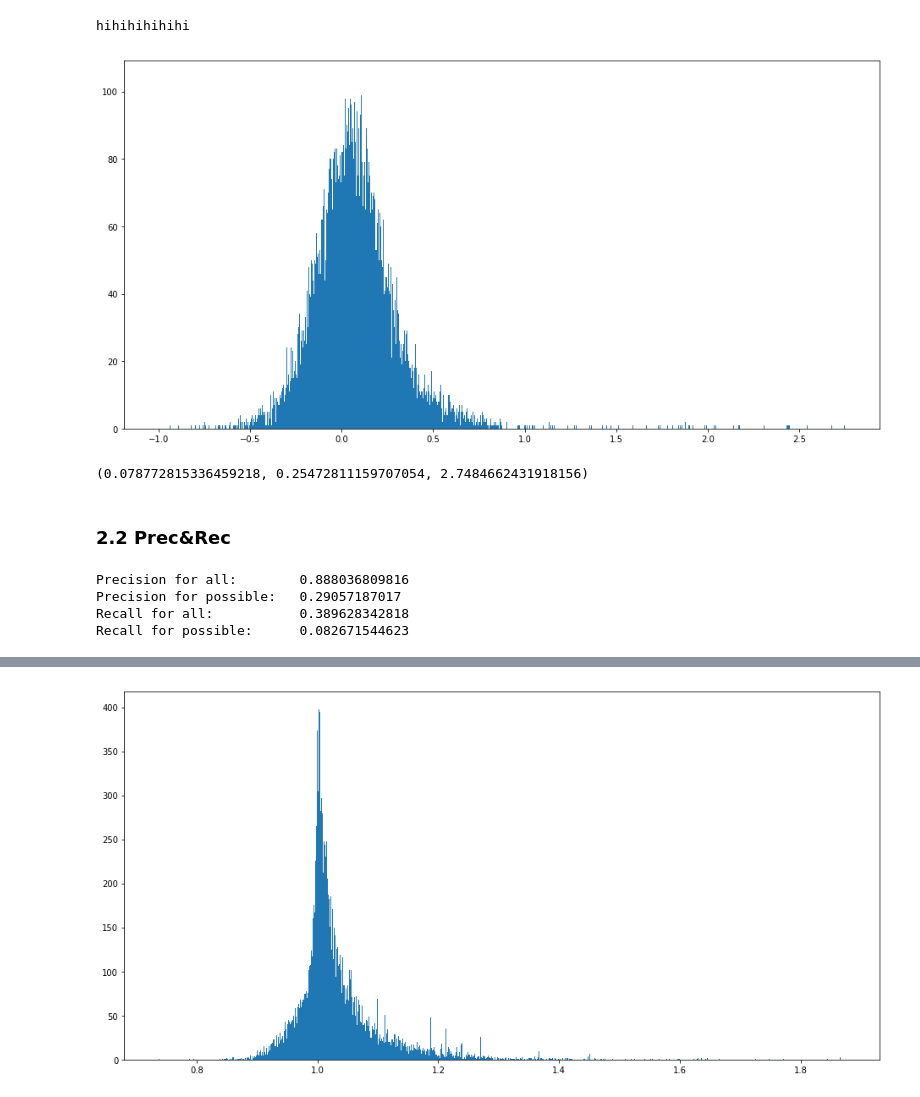
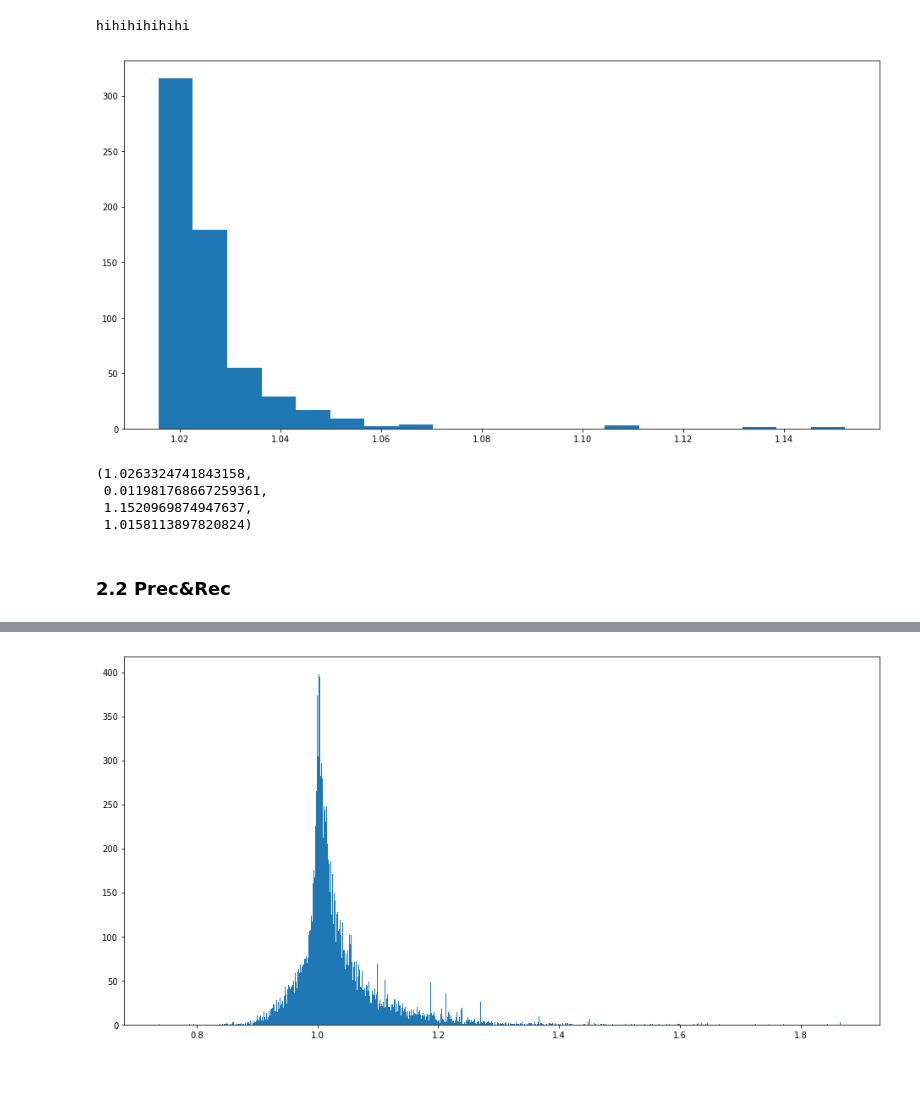
Before and after one commit to jpatrickpark/1003-project, a Jupyter notebook: notebooks/recommendationaccuracy.ipynb, the cells around one changed output, grey strips where cells are left out. Cells and saved outputs as stored; diff of their text form; code cells hidden in the pictures.

Commit message:
changed random-user-paper-data and experiments and data visualization

```diff
--- a/notebooks/recommendationaccuracy.ipynb
+++ b/notebooks/recommendationaccuracy.ipynb
@@ -296,20 +291,14 @@ trainset = preprocess.create_surprise_user_paper_data(trainset, rating_scale).bu
 testset = preprocess.create_surprise_user_paper_data(testset, rating_scale).build_full_trainset().build_testset()
 # %%
 # Regularization Hyperparameter Search 1.
-lambdas = 10.0**np.arange(-7,3)
+lambdas = 10.0**np.arange(-10,3)
 test_loss_possible_rmse = np.zeros(len(lambdas))
-test_loss_all_rmse = np.zeros(len(lambdas))
-test_loss_possible_mae = np.zeros(len(lambdas))
-test_loss_all_mae = np.zeros(len(lambdas))
 
 for i in range(len(lambdas)):
-    algo = SVD(biased=False, n_epochs = 100,reg_all=lambdas[i])
+    algo = SVD(biased=True, n_epochs = 300,reg_all=lambdas[i])
     algo.fit(trainset)
     predictions = algo.test(testset, clip=False)
     possible_predictions = [predictions[idx] for idx in range(len(predictions)) if predictions[idx].details['was_impossible']==False]
-    test_loss_possible_rmse[i] = accuracy.rmse(possible_predictions)
-    test_loss_all_rmse[i] = accuracy.rmse(predictions)
-    test_loss_possible_mae[i] = accuracy.mae(possible_predictions)
-    test_loss_all_mae[i] = accuracy.mae(predictions)
+    test_loss_possible_rmse[i] = accuracy.rmse(possible_predictions,verbose=False)
 # %% [output]
 hihihihihihi
@@ -331,0 +327,17 @@ MAE:  0.8286
+# %%
+# hyperparameter search 2: test rmse against rank
+nnn_factors = np.linspace(10,150,15)
+test_loss_possible_rmse = np.zeros(len(nnn_factors))
+test_loss_all_rmse = np.zeros(len(nnn_factors))
+test_loss_possible_mae = np.zeros(len(nnn_factors))
+test_loss_all_mae = np.zeros(len(nnn_factors))
+
+for i in range(len(nnn_factors)):
+    algo = SVD(biased=True, n_epochs = 300,reg_all=10,n_factors=int(nnn_factors[i]))
+    algo.fit(trainset)
+    predictions = algo.test(testset, clip=False)
+    possible_predictions = [predictions[idx] for idx in range(len(predictions)) if predictions[idx].details['was_impossible']==False]
+    test_loss_possible_rmse[i] = accuracy.rmse(possible_predictions,verbose=False)
+#     test_loss_all_rmse[i] = accuracy.rmse(predictions,verbose=False)
+#     test_loss_possible_mae[i] = accuracy.mae(possible_predictions,verbose=False)
+#     test_loss_all_mae[i] = accuracy.mae(predictions,verbose=False)
@@ -332,12 +370,7 @@ MAE:  0.8286
 # %%
-# find best lambda
-# plt.semilogx(lambdas,test_loss_all_mae) #10^-2
-# plt.semilogx(lambdas,test_loss_possible_mae) # 10^-2
-# plt.semilogx(lambdas,test_loss_all_rmse) # 10^-1
-# plt.semilogx(lambdas,test_loss_possible_rmse) #10^-1
-
-# Choose lambda = 10^-1
-algo = SVD(biased=False, n_epochs = 100,reg_all=10**(-1))
+# Set reg_all = 10, and n_factors = 130.
+# Now let's do precision and recall.
+algo = SVD(biased=True, n_epochs = 300,reg_all=10,n_factors=130)
 algo.fit(trainset)
 predictions = algo.test(testset, clip=False)
 possible_predictions = [predictions[idx] for idx in range(len(predictions)) if predictions[idx].details['was_impossible']==False]
@@ -346,42 +379,22 @@ hihihihihihi
 # %%
 #Estimation distribution
 """
 Estimation is a gaussian distribution.
 Below is a histogram of estimations.
 """
 estimations = []
 for idx in range(len(possible_predictions)):
     estimations.append(possible_predictions[idx].est)
 
-plt.hist(estimations,bins=1000)
+plt.hist(estimations,bins=20)
 plt.show()
 
-np.mean(estimations),np.std(estimations),max(estimations)
+np.mean(estimations),np.std(estimations),max(estimations),min(estimations)
 # %% [output]
-[figure, old version]
+[figure, new version]
-(0.078772815336459218, 0.25472811159707054, 2.7484662431918156)
+(1.0263324741843158,
+ 0.011981768667259361,
+ 1.1520969874947637,
+ 1.0158113897820824)
 # %% [markdown]
 ### 2.2 Prec&Rec
-# %%
-# top_n_all = get_top_n(predictions, n=k)
-# top_n_possible = get_top_n(possible_predictions, n=k)
-# # Print the recommended items for each user
-# for uid, user_ratings in top_n_possible.items():
-#     print(uid, [iid for (iid, _) in user_ratings], '\n')
-
-k = 40
-threshold = 0.3
-
-precisions_all, recalls_all = precision_recall_at_k(predictions, k=k, threshold=threshold)
-precisions_possible, recalls_possible = precision_recall_at_k(possible_predictions, k=k, threshold=threshold)
-
-# Precision and recall can then be averaged over all users
-print('Precision for all:        '+str(sum(prec for prec in precisions_all.values()) / len(precisions_all)))
-print('Precision for possible:   '+str(sum(prec for prec in precisions_possible.values()) / len(precisions_possible)))
-print('Recall for all:           '+str(sum(rec for rec in recalls_all.values()) / len(recalls_all)))
-print('Recall for possible:      '+str(sum(rec for rec in recalls_possible.values()) / len(recalls_possible)))
-# %% [output]
-Precision for all:        0.888036809816
-Precision for possible:   0.29057187017
-Recall for all:           0.389628342818
-Recall for possible:      0.082671544623
```
Also changed, not shown: parts of 49 cells of this notebook, 1 other file.
